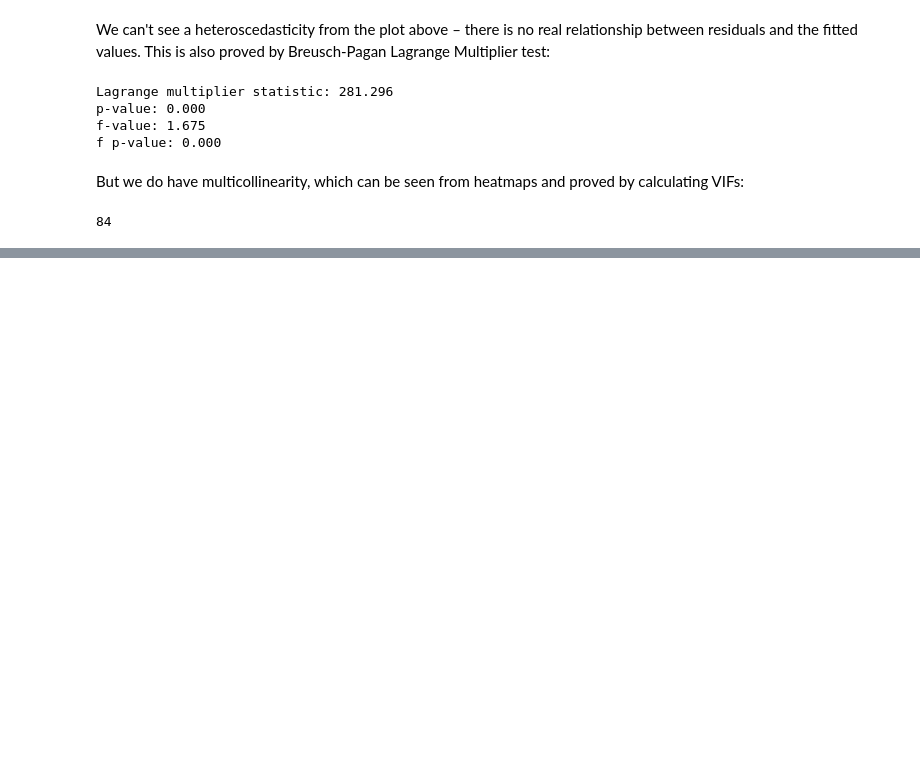
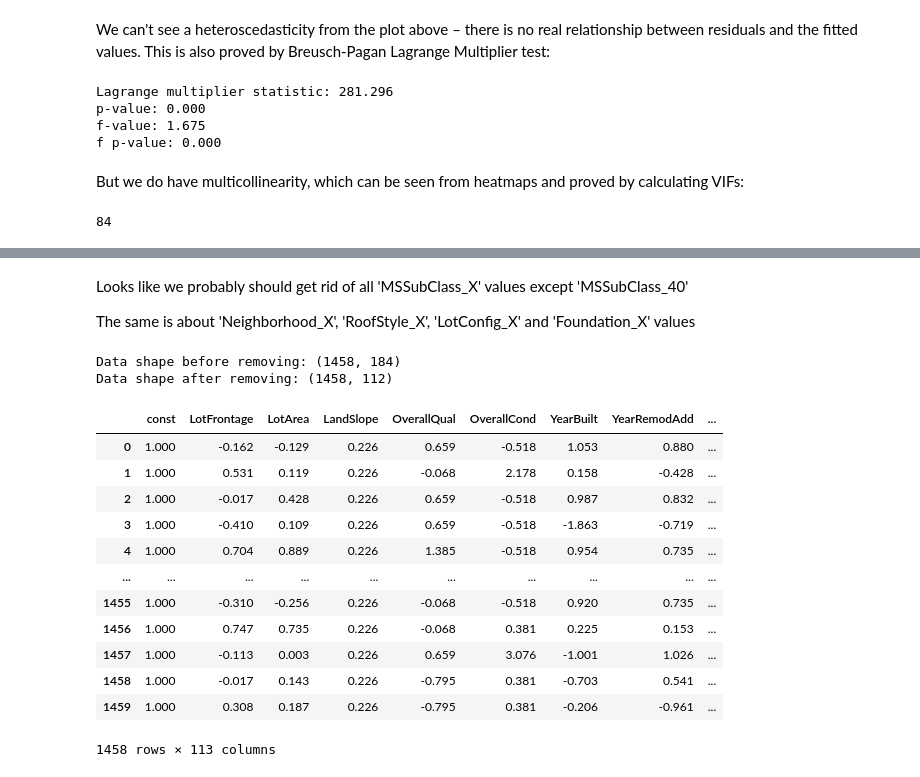
Before and after one commit to Mist3r-R/ames-house-price-prediction, a Jupyter notebook: House-Price-Prediction.ipynb, the cells around one changed output, grey strips where cells are left out. Saved outputs shown, nothing was run; the diff lists cells and outputs as text; code cells hidden in the pictures; blank space fills up the shorter version.

```diff
--- a/House-Price-Prediction.ipynb
+++ b/House-Price-Prediction.ipynb
@@ -958,0 +968,5 @@ We also have outliers (as it has been already stated in Data exploration section
+# %%
+corr_mat = X_train.drop(columns=['const']).corr().abs()
+upper = corr_mat.where(np.triu(np.ones(corr_mat.shape), k=1).astype(np.bool))
+to_drop = [column for column in upper.columns if any(upper[column] > 0.85)]
+to_drop
@@ -958,0 +1005,2 @@ We also have outliers (as it has been already stated in Data exploration section
+# %%
+to_drop += ['MSSubClass_150', 'MSSubClass_90']
@@ -958,0 +1027,49 @@ We also have outliers (as it has been already stated in Data exploration section
+# %% [markdown]
+Looks like we probably should get rid of all 'MSSubClass_X' values except 'MSSubClass_40'
+
+The same is about 'Neighborhood_X', 'RoofStyle_X', 'LotConfig_X' and 'Foundation_X' values
+# %%
+def remove_multicollinearity(data):
+    print('Data shape before removing: {}'.format(data.shape))
+    corr_mat = data.corr().abs()
+    upper = corr_mat.where(np.triu(np.ones(corr_mat.shape), k=1).astype(np.bool))
+    to_drop = [column for column in upper.columns if any(upper[column] > 0.85)]
+    to_drop += ['MSSubClass_150', 'MSSubClass_90']
+    to_drop += [col for col in upper.columns
+                if 'MSSubClass_' in col and col not in to_drop and col != 'MSSubClass_40']
+    to_drop += [col for col in upper.columns
+                if 'Foundation_' in col and col not in to_drop and col != 'Foundation_Stone']
+    to_drop += [col for col in upper.columns if 'Neighborhood_' in col and col not in to_drop]
+    to_drop += [col for col in upper.columns if 'RoofStyle_' in col and col not in to_drop]
+    to_drop += [col for col in upper.columns if 'LotConfig_' in col and col not in to_drop]
+    to_drop += ['GarageType_BuiltIn', 'GarageType_Detchd',
+            'GarageType_Attchd', 'SaleCondition_Normal',
+            'SaleCondition_Partial', 'SaleCondition_Abnorml']
+    to_drop += ['Condition1_Norm', 'TotalBsmtSF', 'Condition1_Feedr', 'Condition1_Artery']
+    to_drop += ['Heating_GasA', 'Heating_GasW']
+    cleaned = data.drop(columns=to_drop)
+    print('Data shape after removing: {}'.format(cleaned.shape))
+    return cleaned
+# %%
+scaler = StandardScaler()
+scaled = train.drop(columns=['SalePrice'])
+scaled[:] = scaler.fit_transform(scaled)
+cleaned = remove_multicollinearity(scaled)
+X_train_new = sm.add_constant(cleaned)
+X_train_new
+# %% [output]
+Data shape before removing: (1458, 184)
+Data shape after removing: (1458, 112)
+|  | const | LotFrontage | LotArea | LandSlope | OverallQual | OverallCond | YearBuilt | YearRemodAdd | ... |
+| 0 | 1.000 | -0.162 | -0.129 | 0.226 | 0.659 | -0.518 | 1.053 | 0.880 | ... |
+| 1 | 1.000 | 0.531 | 0.119 | 0.226 | -0.068 | 2.178 | 0.158 | -0.428 | ... |
+| 2 | 1.000 | -0.017 | 0.428 | 0.226 | 0.659 | -0.518 | 0.987 | 0.832 | ... |
+| 3 | 1.000 | -0.410 | 0.109 | 0.226 | 0.659 | -0.518 | -1.863 | -0.719 | ... |
+| 4 | 1.000 | 0.704 | 0.889 | 0.226 | 1.385 | -0.518 | 0.954 | 0.735 | ... |
+| ... | ... | ... | ... | ... | ... | ... | ... | ... | ... |
+| 1455 | 1.000 | -0.310 | -0.256 | 0.226 | -0.068 | -0.518 | 0.920 | 0.735 | ... |
+| 1456 | 1.000 | 0.747 | 0.735 | 0.226 | -0.068 | 0.381 | 0.225 | 0.153 | ... |
+| 1457 | 1.000 | -0.113 | 0.003 | 0.226 | 0.659 | 3.076 | -1.001 | 1.026 | ... |
+| 1458 | 1.000 | -0.017 | 0.143 | 0.226 | -0.795 | 0.381 | -0.703 | 0.541 | ... |
+| 1459 | 1.000 | 0.308 | 0.187 | 0.226 | -0.795 | 0.381 | -0.206 | -0.961 | ... |
+1458 rows × 113 columns
```
Also changed, not shown: parts of 17 cells of this notebook.
